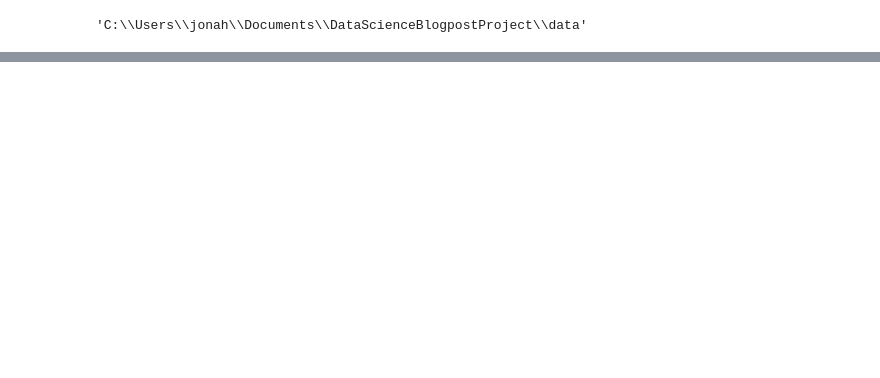
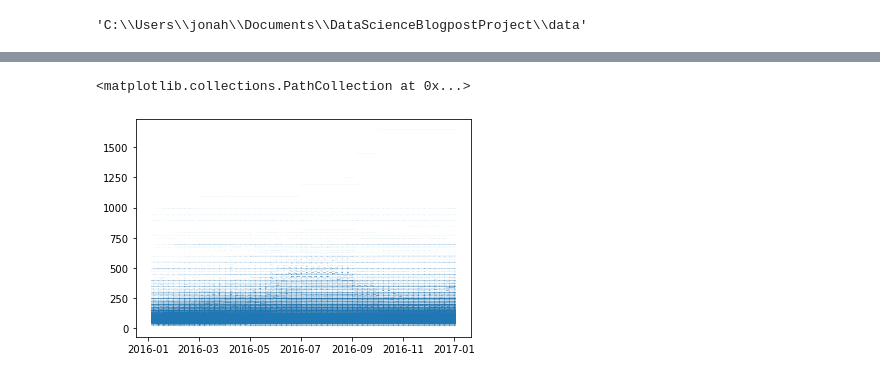
Before and after one commit to HJIzt/DataScienceBlogpost, a Jupyter notebook: seattle_airbnb_analysis.ipynb, the cells around one changed output, grey strips where cells are left out. Saved outputs shown, nothing was run; the diff lists cells and outputs as text; code cells hidden in the pictures; blank space fills up the shorter version.

```diff
--- a/seattle_airbnb_analysis.ipynb
+++ b/seattle_airbnb_analysis.ipynb
@@ -29,0 +35,3 @@ os.getcwd()
+# %%
+cal_df = pd.read_csv("calendar.csv")
+list_df = pd.read_csv("listings.csv")
@@ -29,0 +42,11 @@ os.getcwd()
+# %%
+# turning `available` into a boolean:
+cal_df_tf = cal_df
+cal_df = cal_df.replace("t", True)
+cal_df = cal_df.replace("f", False)
+# turning price to float
+cal_df["price"] = cal_df["price"].replace({'\$': '', '\,': ''}, regex=True)
+cal_df["price"] = pd.to_numeric(cal_df["price"])
+cal_df["date"] = pd.to_datetime(cal_df["date"])
+
+cal_df
@@ -29,0 +67,6 @@ os.getcwd()
+# %%
+# first trying a scatter plot
+plt.scatter(cal_df["date"], cal_df["price"], s=0.0001)
+# %% [output]
+<matplotlib.collections.PathCollection at 0x...>
+[figure, added]
```
Also changed, not shown: parts of 71 cells of this notebook.
